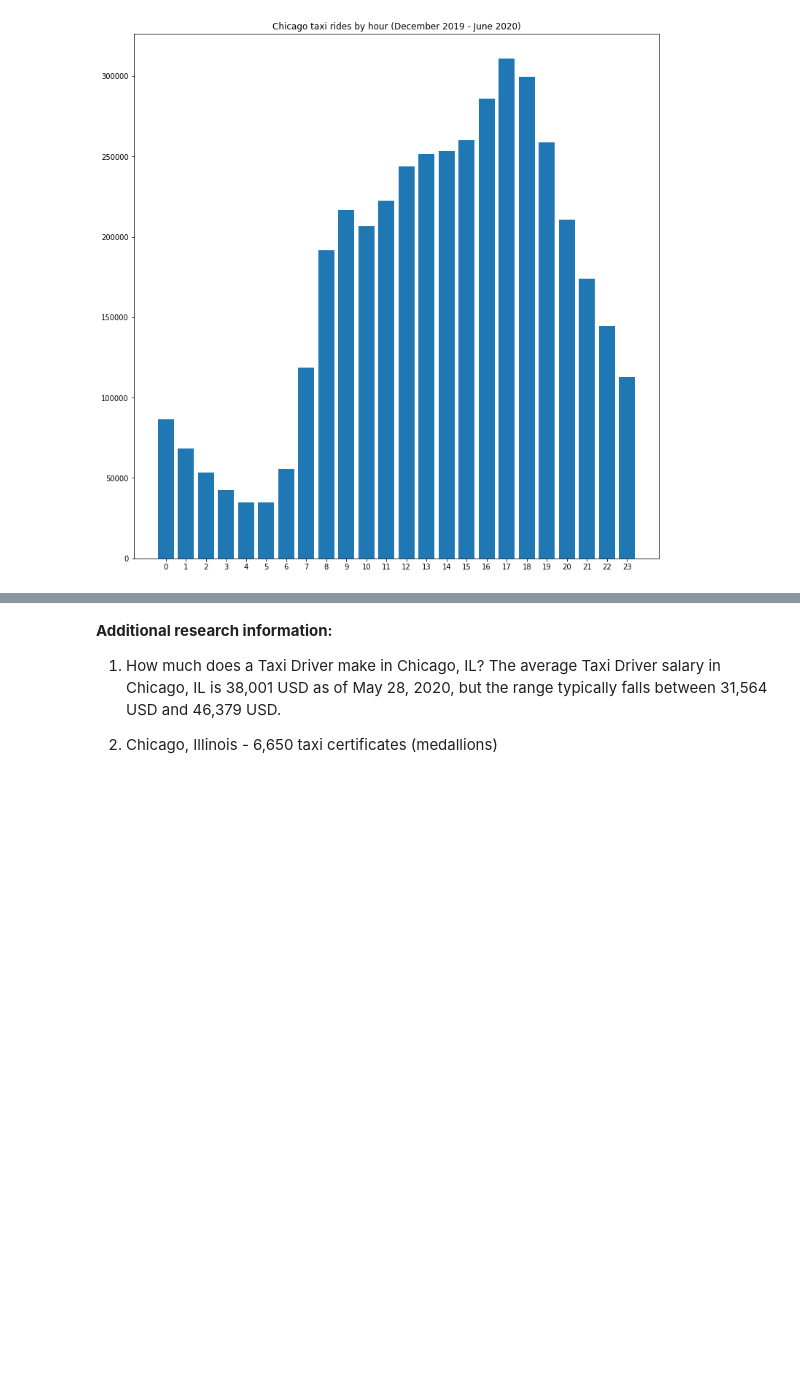
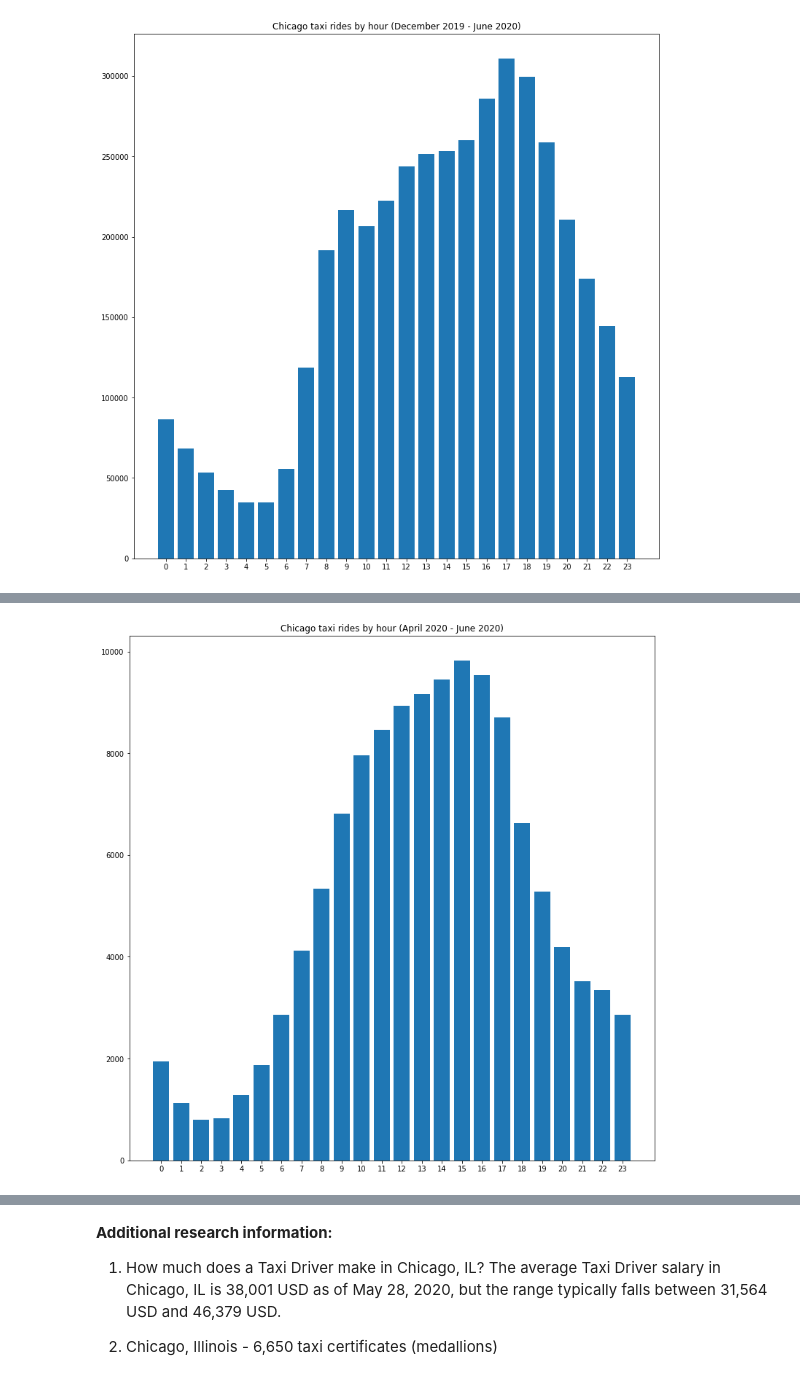
Before and after one commit to OleksiyAnokhin/UChicago-COVID-Hackathon, a Jupyter notebook: UChicago COVID-19 Hackathon.ipynb, the cells around one changed output, grey strips where cells are left out. Saved outputs shown, nothing was run; the diff lists cells and outputs as text; code cells hidden in the pictures; blank space fills up the shorter version.

```diff
--- a/UChicago COVID-19 Hackathon.ipynb
+++ b/UChicago COVID-19 Hackathon.ipynb
@@ -678,0 +802,10 @@ plt.show()
+# %%
+# Now let's create a a barplot for the second dataset
+fig = plt.figure()
+ax = fig.add_axes([0,0,1,1])
+ax.bar(rides_by_hour2.hour, rides_by_hour2.Rides)
+plt.xticks(rides_by_hour2.hour)
+plt.title('Chicago taxi rides by hour (April 2020 - June 2020)')
+plt.show()
+# %% [output]
+[figure, added]
```
Also changed, not shown: parts of 9 cells of this notebook, 2 other files.
